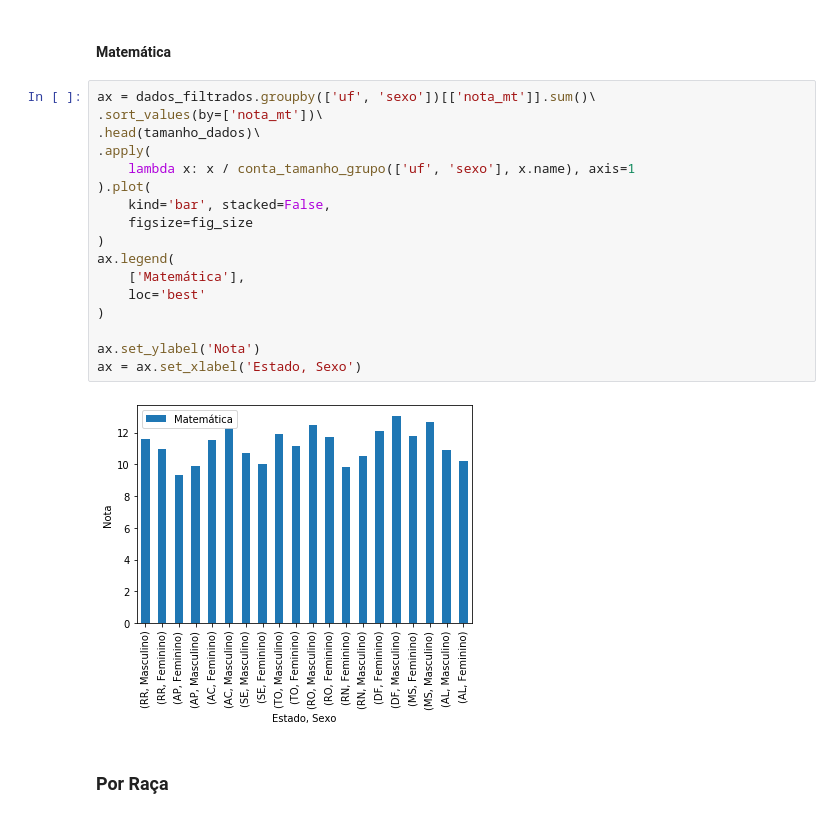
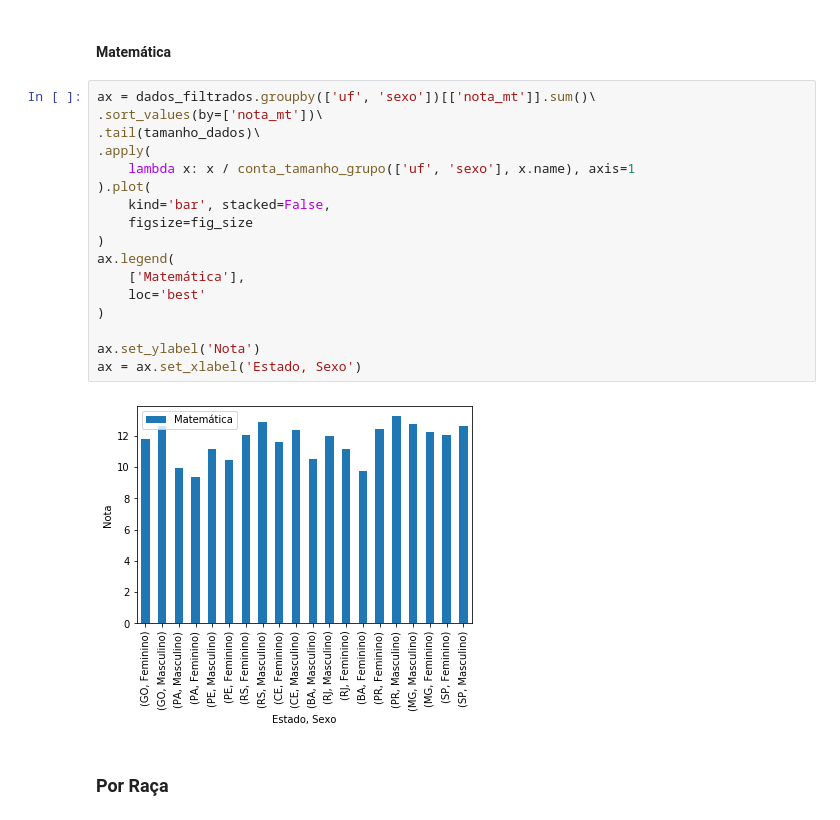
Before and after one commit to GomesDosSantos/AnaliseANEB, a Jupyter notebook: Livro.ipynb, the cells around one changed output. Drawn from its saved outputs; the diff is of its cells as text.

```diff
--- a/Livro.ipynb
+++ b/Livro.ipynb
@@ -634,22 +638,22 @@ ax = ax.set_xlabel('Estado, Sexo')
 # %%
 ax = dados_filtrados.groupby(['uf', 'sexo'])[['nota_mt']].sum()\
 .sort_values(by=['nota_mt'])\
-.head(tamanho_dados)\
+.tail(tamanho_dados)\
 .apply(
     lambda x: x / conta_tamanho_grupo(['uf', 'sexo'], x.name), axis=1
 ).plot(
     kind='bar', stacked=False,
     figsize=fig_size
 )
 ax.legend(
     ['Matemática'],
     loc='best'
 )
 
 ax.set_ylabel('Nota')
 ax = ax.set_xlabel('Estado, Sexo')
 # %% [output]
-[figure, old version]
+[figure, new version]
 # %% [markdown]
 ### Por Raça
 # %%
```
Also changed, not shown: parts of 17 cells of this notebook.
